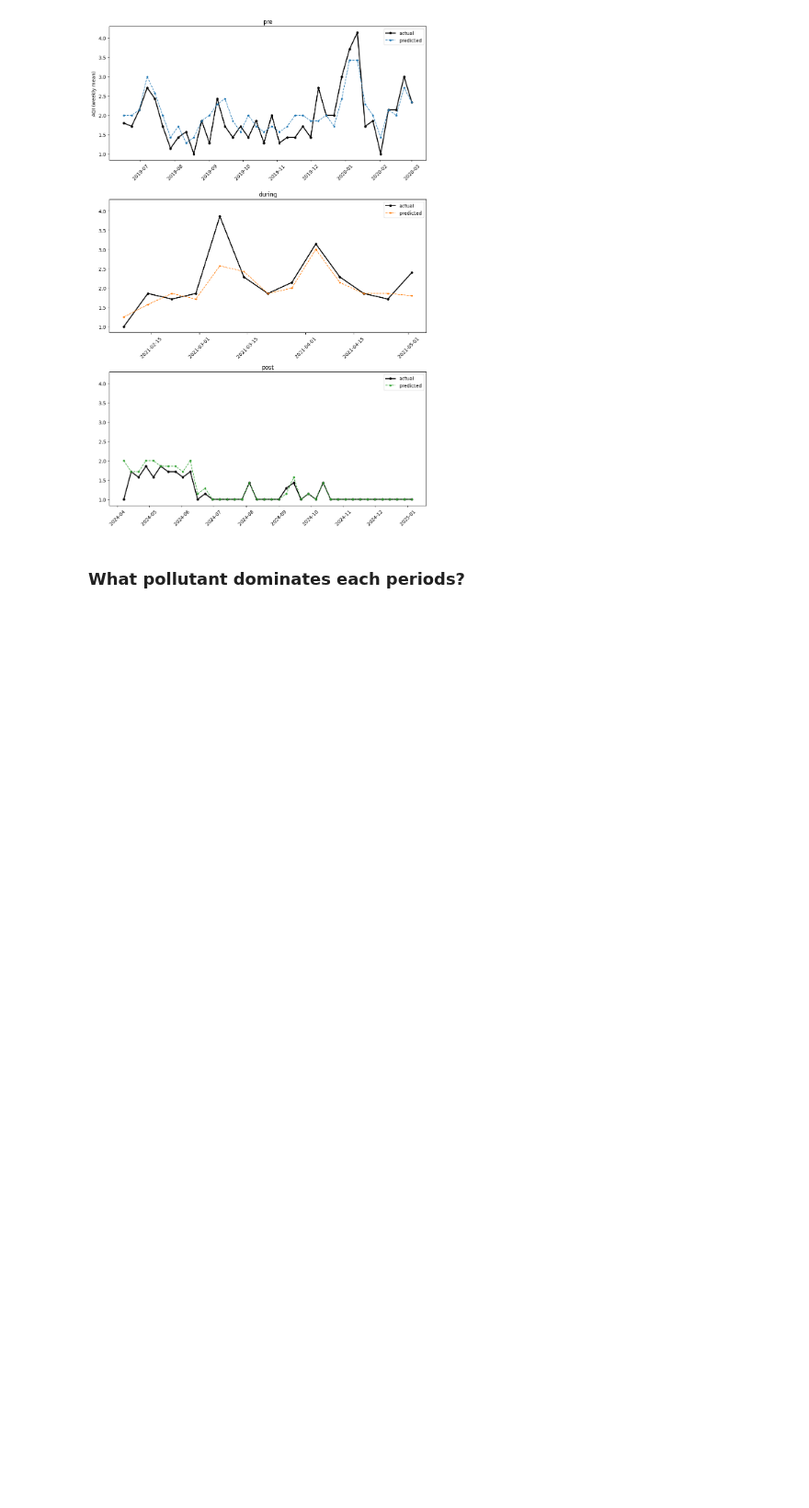
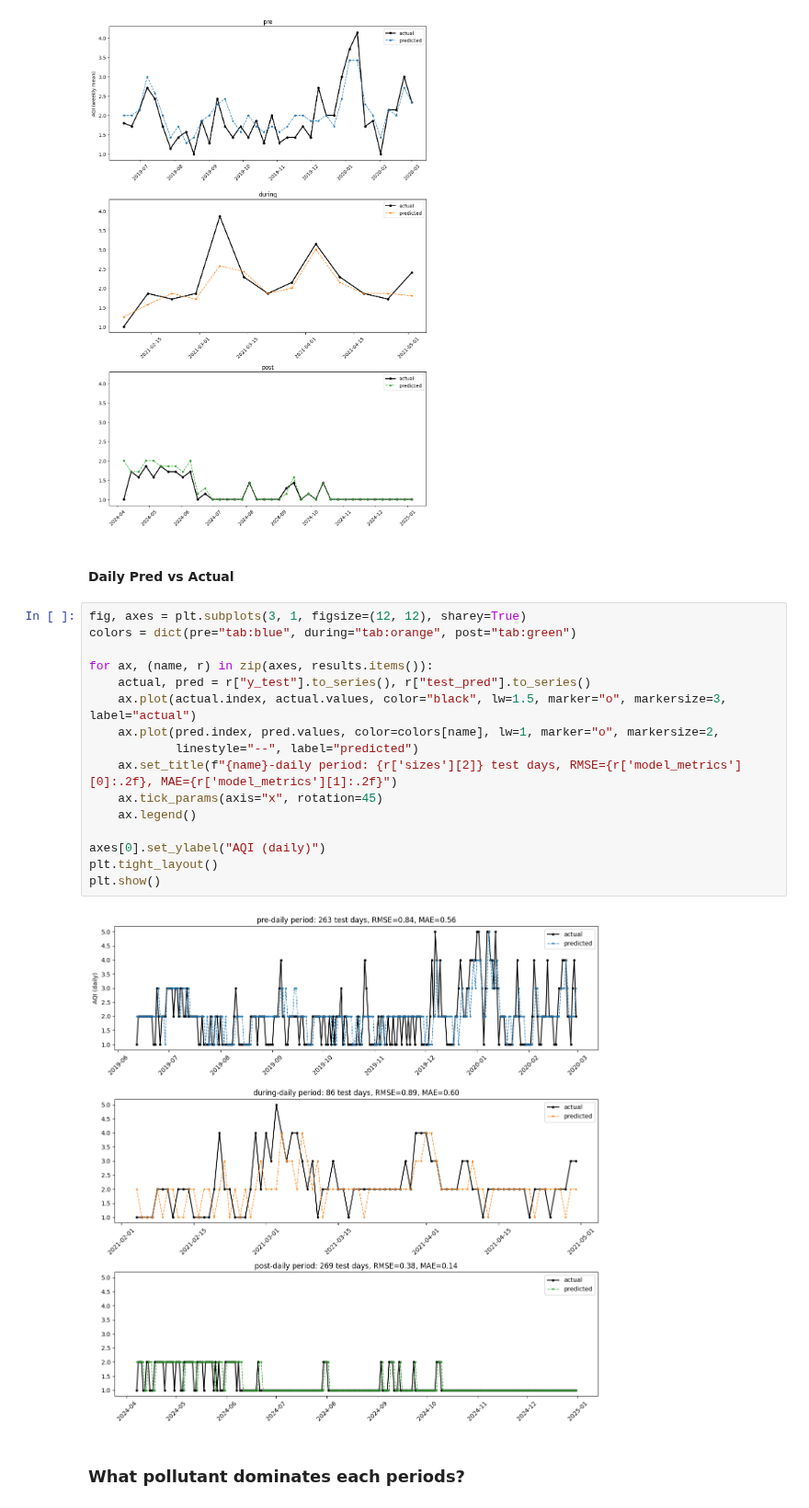
Before and after one commit to DuongAnhTran/AQI-Data-Analysis-Honours-Project, a Jupyter notebook: Model/XGBoost/XGBoost(3periods).ipynb, the cells around one changed output. Shown at 92% size. Cells and saved outputs as stored; diff of their text form; blank space fills up the shorter version.

Commit message:
add pred vs actual daily based

```diff
--- a/Model/XGBoost/XGBoost(3periods).ipynb
+++ b/Model/XGBoost/XGBoost(3periods).ipynb
@@ -552,6 +576,26 @@ plt.tight_layout()
 plt.show()
 # %% [output]
 [figure]
+# %% [markdown]
+#### Daily Pred vs Actual
+# %%
+fig, axes = plt.subplots(3, 1, figsize=(12, 12), sharey=True)
+colors = dict(pre="tab:blue", during="tab:orange", post="tab:green")
+
+for ax, (name, r) in zip(axes, results.items()):
+    actual, pred = r["y_test"].to_series(), r["test_pred"].to_series()
+    ax.plot(actual.index, actual.values, color="black", lw=1.5, marker="o", markersize=3, label="actual")
+    ax.plot(pred.index, pred.values, color=colors[name], lw=1, marker="o", markersize=2,
+            linestyle="--", label="predicted")
+    ax.set_title(f"{name}-daily period: {r['sizes'][2]} test days, RMSE={r['model_metrics'][0]:.2f}, MAE={r['model_metrics'][1]:.2f}")
+    ax.tick_params(axis="x", rotation=45)
+    ax.legend()
+
+axes[0].set_ylabel("AQI (daily)")
+plt.tight_layout()
+plt.show()
+# %% [output]
+[figure, added]
 # %% [markdown]
 ### What pollutant dominates each periods?
 # %%
```
Also changed, not shown: parts of 4 cells of this notebook, 4 other files.
